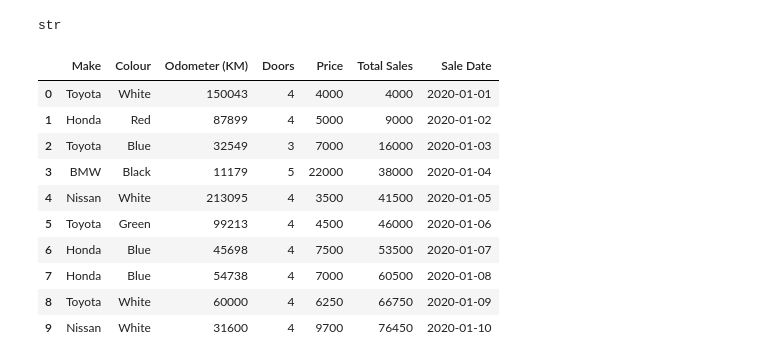
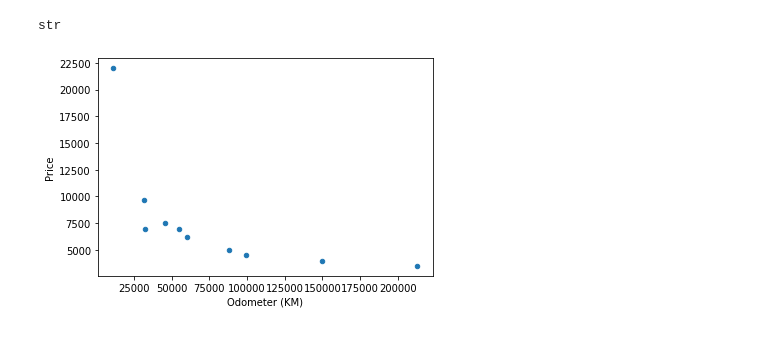
Before and after one commit to akshatz/dataScienceTutorial, a Jupyter notebook: introductionToMatplotlib.ipynb, the cells around one changed output. Drawn from its saved outputs; the diff is of its cells as text; code cells hidden in the pictures.

Commit message:
Added scatter plot to DF 2

```diff
--- a/introductionToMatplotlib.ipynb
+++ b/introductionToMatplotlib.ipynb
@@ -245,17 +259,11 @@ carSales['Total Sales'] =carSales["Price"].astype(int).cumsum()
 type(carSales["Price"][0])
 # %% [output]
 str
-# %%
-carSales
-# %% [output]
-|  | Make | Colour | Odometer (KM) | Doors | Price | Total Sales | Sale Date |
-| 0 | Toyota | White | 150043 | 4 | 4000 | 4000 | 2020-01-01 |
-| 1 | Honda | Red | 87899 | 4 | 5000 | 9000 | 2020-01-02 |
-| 2 | Toyota | Blue | 32549 | 3 | 7000 | 16000 | 2020-01-03 |
-| 3 | BMW | Black | 11179 | 5 | 22000 | 38000 | 2020-01-04 |
-| 4 | Nissan | White | 213095 | 4 | 3500 | 41500 | 2020-01-05 |
-| 5 | Toyota | Green | 99213 | 4 | 4500 | 46000 | 2020-01-06 |
-| 6 | Honda | Blue | 45698 | 4 | 7500 | 53500 | 2020-01-07 |
-| 7 | Honda | Blue | 54738 | 4 | 7000 | 60500 | 2020-01-08 |
-| 8 | Toyota | White | 60000 | 4 | 6250 | 66750 | 2020-01-09 |
-| 9 | Nissan | White | 31600 | 4 | 9700 | 76450 | 2020-01-10 |
+# %%
+# Reassign price column to int
+carSales.Price = carSales.Price.astype(int)
+
+# Plot scatter plot with price as numeric
+carSales.plot(x="Odometer (KM)", y="Price", kind="scatter");
+# %% [output]
+[figure, added]
```
Also changed, not shown: parts of 3 cells of this notebook.
